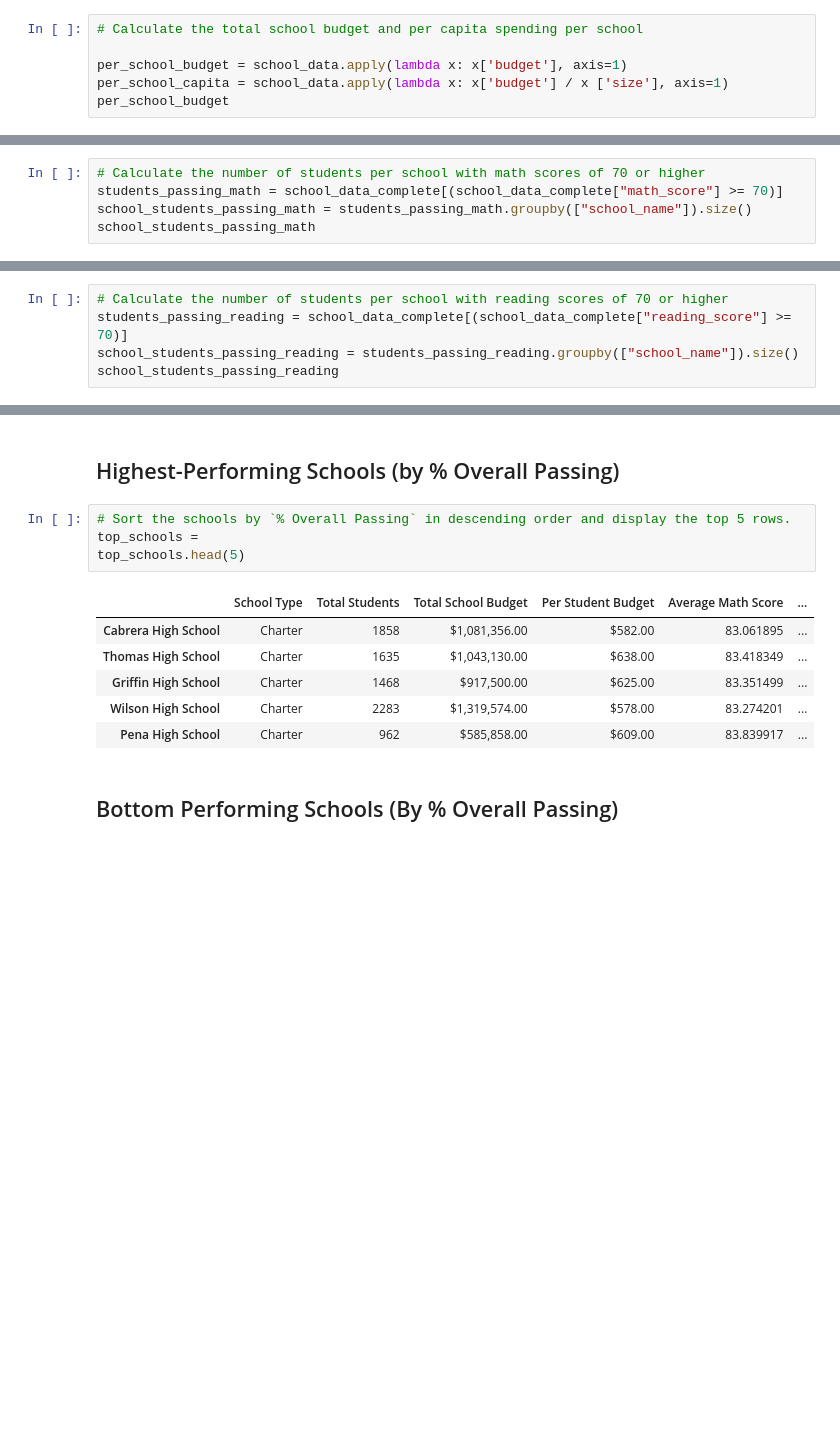
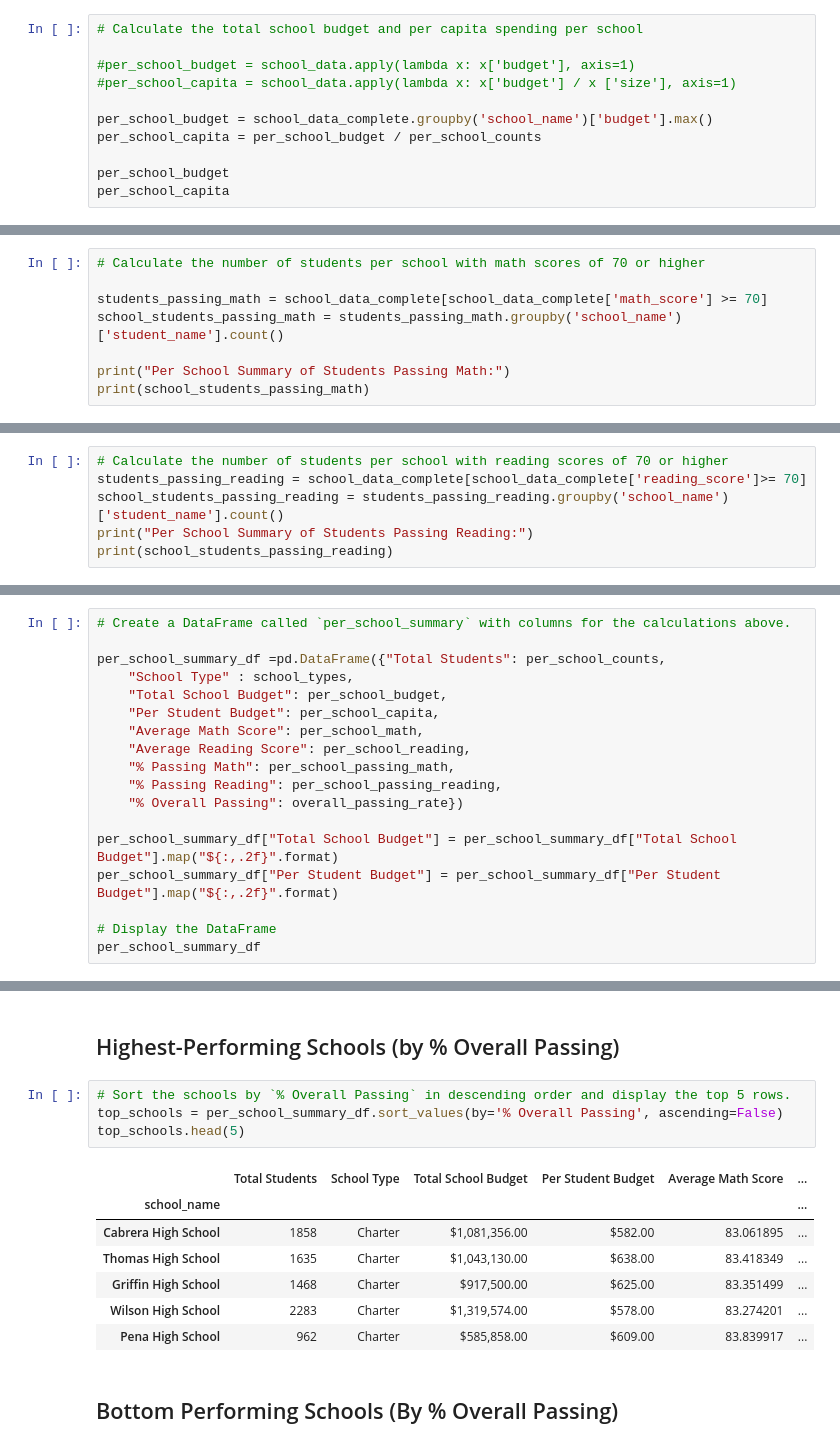
Before and after one commit to raguramms-pseg/pandas-challenge, a Jupyter notebook: PyCitySchools/PyCitySchools_starter.ipynb, the cells around one changed output, grey strips where cells are left out. Saved outputs shown, nothing was run; the diff lists cells and outputs as text; blank space fills up the shorter version.

```diff
--- a/PyCitySchools/PyCitySchools_starter.ipynb
+++ b/PyCitySchools/PyCitySchools_starter.ipynb
@@ -133,7 +154,12 @@ Name: student_name, dtype: int64
 # %%
 # Calculate the total school budget and per capita spending per school
 
-per_school_budget = school_data.apply(lambda x: x['budget'], axis=1)
-per_school_capita = school_data.apply(lambda x: x['budget'] / x ['size'], axis=1)
+#per_school_budget = school_data.apply(lambda x: x['budget'], axis=1)
+#per_school_capita = school_data.apply(lambda x: x['budget'] / x ['size'], axis=1)
+
+per_school_budget = school_data_complete.groupby('school_name')['budget'].max()
+per_school_capita = per_school_budget / per_school_counts
+
 per_school_budget
+per_school_capita
 # %% [output]
@@ -179,7 +206,10 @@ Wright High School       83.955000
 Name: reading_score, dtype: float64
 # %%
 # Calculate the number of students per school with math scores of 70 or higher
-students_passing_math = school_data_complete[(school_data_complete["math_score"] >= 70)]
-school_students_passing_math = students_passing_math.groupby(["school_name"]).size()
-school_students_passing_math
+
+students_passing_math = school_data_complete[school_data_complete['math_score'] >= 70]
+school_students_passing_math = students_passing_math.groupby('school_name')['student_name'].count()
+
+print("Per School Summary of Students Passing Math:")
+print(school_students_passing_math)
 # %% [output]
@@ -203,6 +234,7 @@ dtype: int64
 # %%
 # Calculate the number of students per school with reading scores of 70 or higher
-students_passing_reading = school_data_complete[(school_data_complete["reading_score"] >= 70)]
-school_students_passing_reading = students_passing_reading.groupby(["school_name"]).size()
-school_students_passing_reading
+students_passing_reading = school_data_complete[school_data_complete['reading_score']>= 70]
+school_students_passing_reading = students_passing_reading.groupby('school_name')['student_name'].count()
+print("Per School Summary of Students Passing Reading:")
+print(school_students_passing_reading)
 # %% [output]
@@ -282,0 +316,18 @@ per_school_summary
+# %%
+# Create a DataFrame called `per_school_summary` with columns for the calculations above.
+
+per_school_summary_df =pd.DataFrame({"Total Students": per_school_counts,
+    "School Type" : school_types,
+    "Total School Budget": per_school_budget,
+    "Per Student Budget": per_school_capita,
+    "Average Math Score": per_school_math,
+    "Average Reading Score": per_school_reading,
+    "% Passing Math": per_school_passing_math,
+    "% Passing Reading": per_school_passing_reading,
+    "% Overall Passing": overall_passing_rate})
+
+per_school_summary_df["Total School Budget"] = per_school_summary_df["Total School Budget"].map("${:,.2f}".format)
+per_school_summary_df["Per Student Budget"] = per_school_summary_df["Per Student Budget"].map("${:,.2f}".format)
+
+# Display the DataFrame
+per_school_summary_df
@@ -284,15 +353,16 @@ per_school_summary
 ## Highest-Performing Schools (by % Overall Passing)
 # %%
 # Sort the schools by `% Overall Passing` in descending order and display the top 5 rows.
-top_schools =
+top_schools = per_school_summary_df.sort_values(by='% Overall Passing', ascending=False)
 top_schools.head(5)
 # %% [output]
-|  | School Type | Total Students | Total School Budget | Per Student Budget | Average Math Score | ... |
-| Cabrera High School | Charter | 1858 | $1,081,356.00 | $582.00 | 83.061895 | ... |
-| Thomas High School | Charter | 1635 | $1,043,130.00 | $638.00 | 83.418349 | ... |
-| Griffin High School | Charter | 1468 | $917,500.00 | $625.00 | 83.351499 | ... |
-| Wilson High School | Charter | 2283 | $1,319,574.00 | $578.00 | 83.274201 | ... |
-| Pena High School | Charter | 962 | $585,858.00 | $609.00 | 83.839917 | ... |
+|  | Total Students | School Type | Total School Budget | Per Student Budget | Average Math Score | ... |
+| school_name |  |  |  |  |  | ... |
+| Cabrera High School | 1858 | Charter | $1,081,356.00 | $582.00 | 83.061895 | ... |
+| Thomas High School | 1635 | Charter | $1,043,130.00 | $638.00 | 83.418349 | ... |
+| Griffin High School | 1468 | Charter | $917,500.00 | $625.00 | 83.351499 | ... |
+| Wilson High School | 2283 | Charter | $1,319,574.00 | $578.00 | 83.274201 | ... |
+| Pena High School | 962 | Charter | $585,858.00 | $609.00 | 83.839917 | ... |
 # %% [markdown]
 ## Bottom Performing Schools (By % Overall Passing)
 # %%
```
Also changed, not shown: parts of 26 cells of this notebook, 2 other files.
